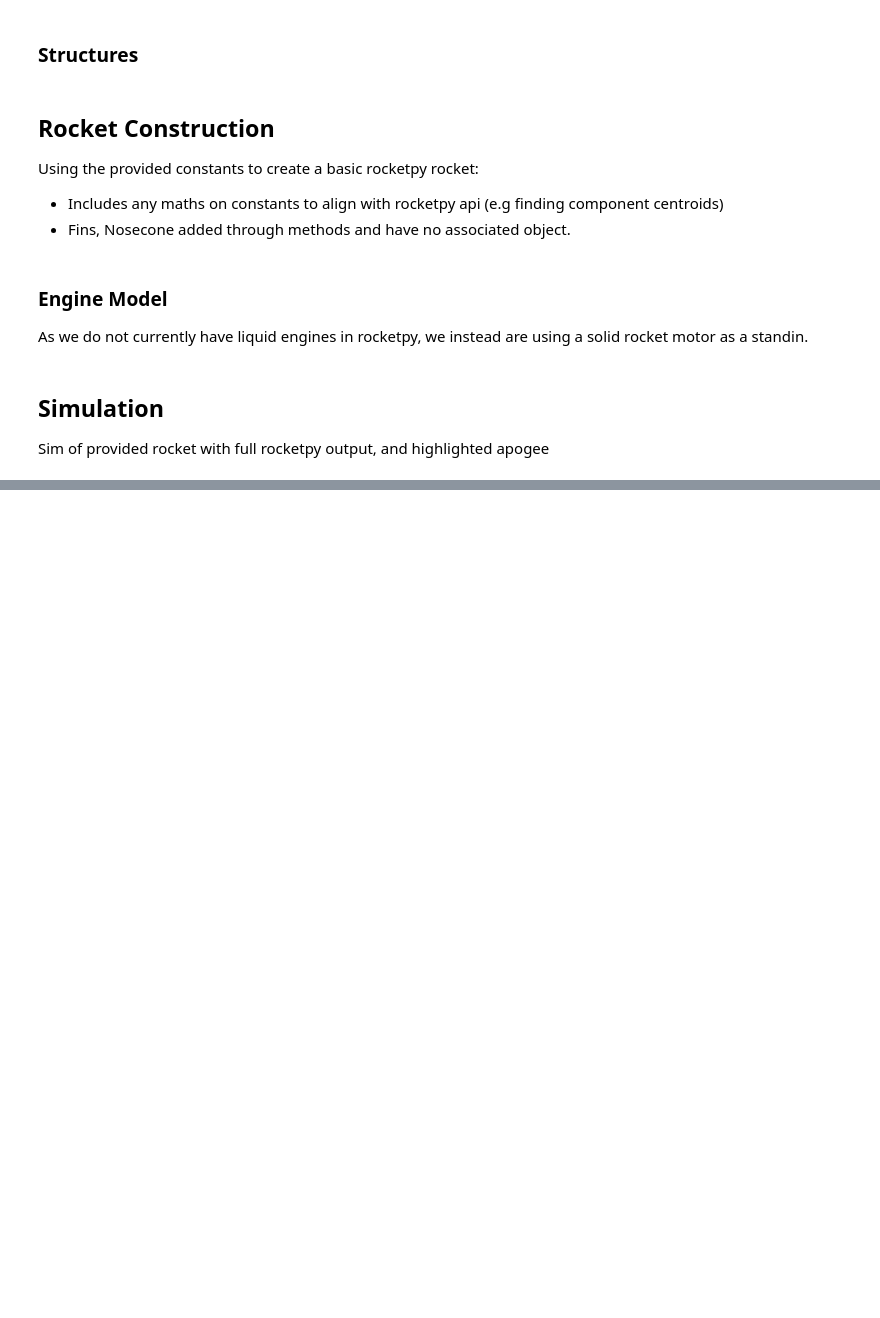
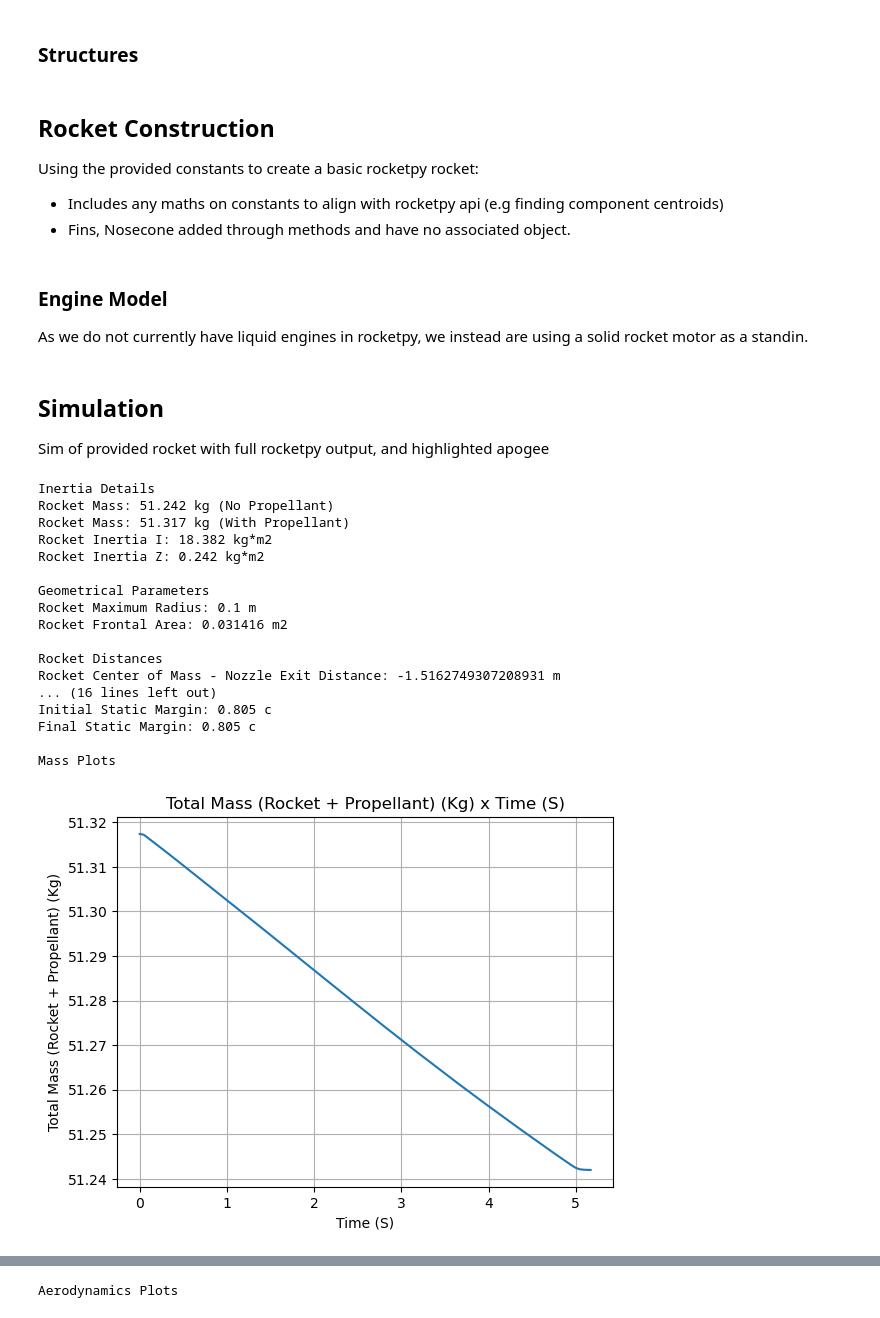
Before and after one commit to Karman-Space-Programme/RocketPy, a Jupyter notebook: orion/Orion.ipynb, the cells around one changed output, grey strips where cells are left out. Cells and saved outputs as stored; diff of their text form; code cells hidden in the pictures; blank space fills up the shorter version.

Commit message:
Got basic simulation working - with *very wrong* figures

```diff
--- a/orion/Orion.ipynb
+++ b/orion/Orion.ipynb
@@ -124,6 +124,8 @@ FIN_POSITION: float = 0.1
 # %%
 ORION_DIAMETER_M: float = 0.2
 ORION_SHELL_MASS_KG: float = 23.25
+ORION_TAIL_TAPER_DIAMETER_M: float = 0.8 * ORION_DIAMETER_M
+ORION_TAIL_LENGTH: float = 0.2
 # %% [markdown]
 ## Rocket Construction
 Using the provided constants to create a basic rocketpy rocket:
@@ -216,11 +218,14 @@ fins = [Component(
     custom_center_of_mass=FINS_CM_M,
 ) for i in range(NO_FINS)]
 
-rocket_body = [
+rocket_propulsion = [
     engine,
     fuel_tank,
     oxidiser_tank,
-    nitrogen_tank,
+    nitrogen_tank
+]
+
+rocket_body = rocket_propulsion + [
     avionics_bay,
     recovery_section,
     orion_shell,
@@ -238,6 +243,7 @@ def compute_orion_masses(comps: list[Component]) -> Tuple[float, float, float, f
         wet_prod_mass += (comp.dry_mass + comp.wet_mass_change) * comp.center_of_mass()
     return dry_mass, wet_mass, dry_prod_mass / dry_mass, wet_prod_mass / wet_mass
 
+orion_propulsion_dry_mass, orion_propulsion_wet_mass, orion_propulsion_dry_cm, orion_propulsion_wet_cm = compute_orion_masses(rocket_propulsion)
 orion_dry_mass, orion_wet_mass, orion_dry_cm, orion_wet_cm = compute_orion_masses(rocket_components)
 
 # Inertial I and Z calculations
@@ -286,14 +292,16 @@ inertialZ_dry = compound_inertiaZ(rocket_body, nose_cone)
 ### Engine Model
 As we do not currently have liquid engines in rocketpy, we instead are using a solid rocket motor as a standin.
 # %%
-motor = rocketpy.Motor(
+motor = rocketpy.SolidMotor(
     thrustSource="engines/Cesaroni_40960O8000-P.eng",
     burnOut=5.1,
     grainNumber=4, # extreme bodge alert!! Figures pulled out of my ass
     grainDensity=1, # extreme bodge alert!! Figures pulled out of my ass
-    grainOuterRadius=,
+    grainInitialInnerRadius=0.2 * (ORION_DIAMETER_M/2), # extreme bodge alert!! Figures pulled out of my ass
+    grainOuterRadius=0.8 * (ORION_DIAMETER_M/2), # extreme bodge alert!! Figures pulled out of my ass
+    grainInitialHeight=1, # extreme bodge alert!! Figures pulled out of my ass
     nozzleRadius=0.8 * (ORION_DIAMETER_M/2),
-    throadRadius=0.1 * (ORION_DIAMETER_M/2),
+    throatRadius=0.1 * (ORION_DIAMETER_M/2)
 )
 # %% [markdown]
 ## Simulation
@@ -301,6 +309,42 @@ Sim of provided rocket with full rocketpy output, and highlighted apogee
 # %%
 # TODO: Sim code goes here
 
 
 # TODO: Need to highlight apogee
-orion = Rocket()
+orion = rocketpy.Rocket(
+    motor=motor,
+    mass=orion_dry_mass,
+    inertiaI=inertialI_dry,
+    inertiaZ=inertialZ_dry,
+    radius=ORION_DIAMETER_M / 2,
+    distanceRocketNozzle=-orion_dry_cm,
+    distanceRocketPropellant=orion_propulsion_dry_cm-orion_dry_cm,
+    powerOffDrag="drag_curves/powerOffDragCurve.csv",
+    powerOnDrag="drag_curves/powerOnDragCurve.csv"
+)
+
+orion.setRailButtons([0.2, -0.5]) # (PLEASE UPDATE) rail button positions (relatiuve to center of mass)
+orion.addNose(length=NOSE_CONE_LENGTH_M, kind=NOSE_CONE_TYPE, distanceToCM=nose_cone.center_of_mass() - orion_dry_cm)
+orion.addTrapezoidalFins(NO_FINS, FIN_ROOT_CHORD_M, FIN_TIP_CHORD_M, FIN_SPAN_M, fins[0].center_of_mass() - orion_dry_cm)
+orion.addTail(ORION_DIAMETER_M / 2, ORION_TAIL_TAPER_DIAMETER_M / 2, ORION_TAIL_LENGTH, orion_dry_cm)
+
+orion.allInfo()
+# %% [output]
+Inertia Details
+Rocket Mass: 51.242 kg (No Propellant)
+Rocket Mass: 51.317 kg (With Propellant)
+Rocket Inertia I: 18.382 kg*m2
+Rocket Inertia Z: 0.242 kg*m2
+
+Geometrical Parameters
+Rocket Maximum Radius: 0.1 m
+Rocket Frontal Area: 0.031416 m2
+
+Rocket Distances
+Rocket Center of Mass - Nozzle Exit Distance: -1.5162749307208931 m
+... (16 lines left out)
+Initial Static Margin: 0.805 c
+Final Static Margin: 0.805 c
+
+Mass Plots
+[figure, added]
@@ -306,0 +352 @@ orion = Rocket()
+Aerodynamics Plots
```
Also changed, not shown: parts of 3 cells of this notebook, 2 other files.
